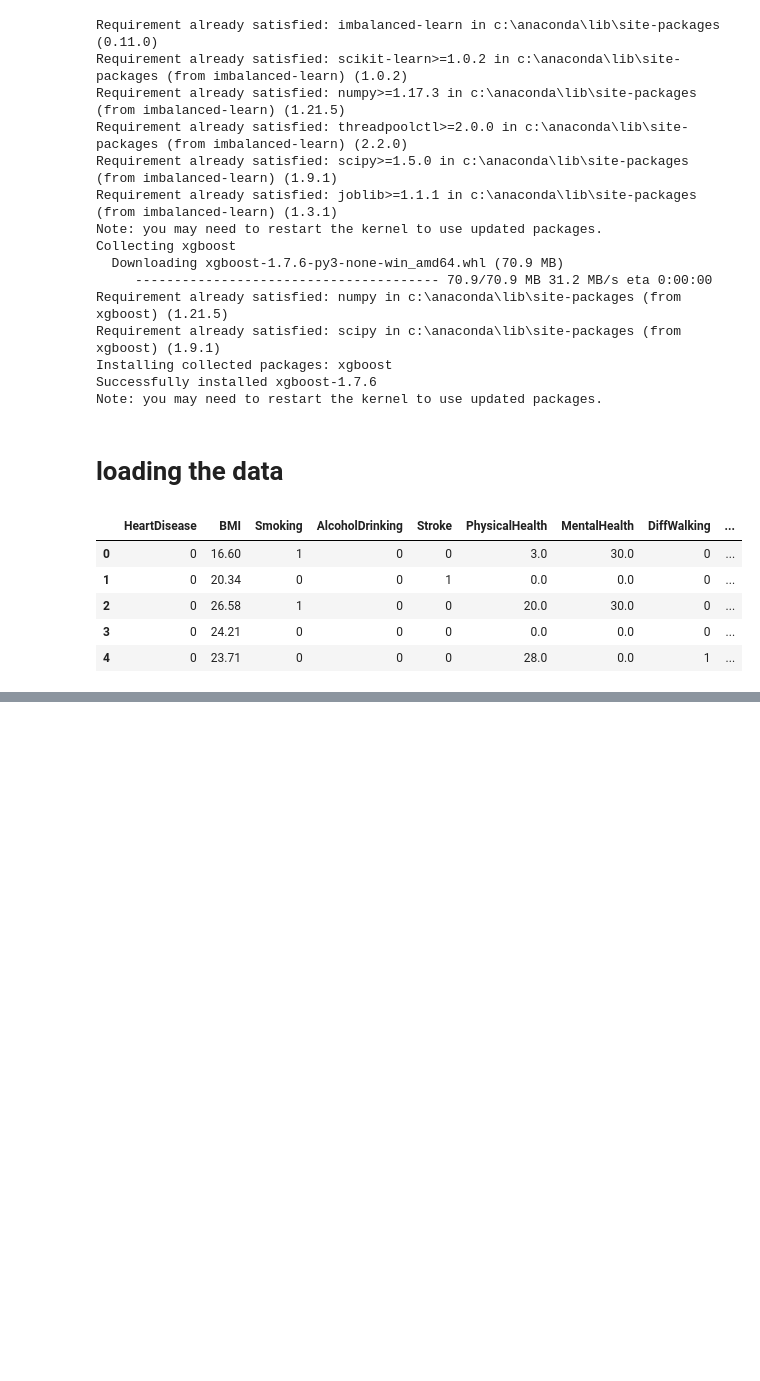
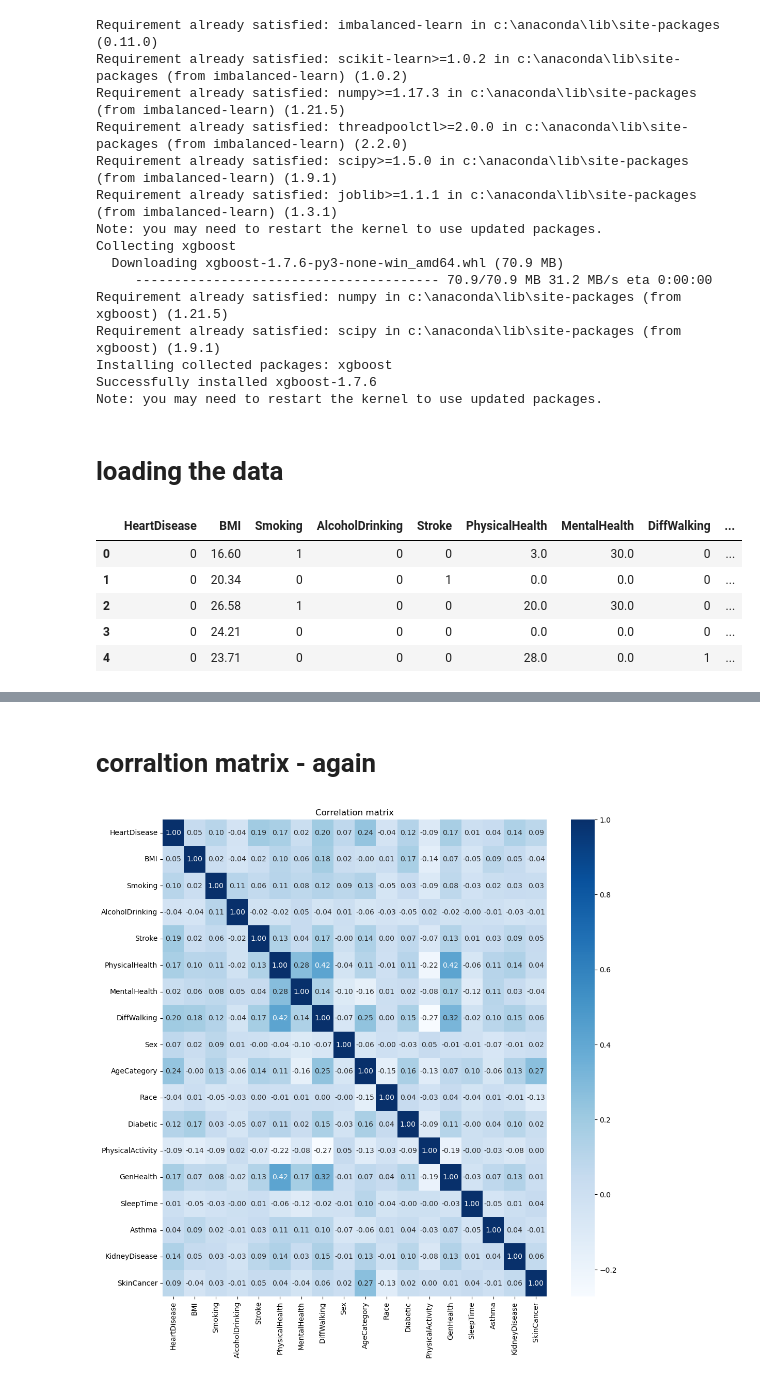
Before and after one commit to ShaniBron/Final-Project-Heart-diseases, a Jupyter notebook: Imbalanced data and modeling.ipynb, the cells around one changed output, grey strips where cells are left out. Cells and saved outputs as stored; diff of their text form; code cells hidden in the pictures; blank space fills up the shorter version.

```diff
--- a/Imbalanced data and modeling.ipynb
+++ b/Imbalanced data and modeling.ipynb
@@ -88,11 +88,14 @@ heart_for_dup.head()
 | 4 | 0 | 23.71 | 0 | 0 | 0 | 28.0 | 0.0 | 1 | ... |
 # %%
 #encoding the rest of the non-numerical features
-list_col = ['Age','Race','Diabetic','GenHealth']
+list_col = ['AgeCategory','Race','Diabetic','GenHealth']
 
-age_dict = {'18-24':18,'25-29':25,'30-34':30,'35-39':35,'40-44':40,'45-49':45,'50-54':50,'55-59':55,'60-64':60,'65-69':65,'70-74':70,'75-79':75,'80 or older':80}
-race_dict = {'White':0, 'Black':1, 'Hispanic':2, 'American Indian/Alaskan Native':3, 'Asian':4, 'Other':5}
-diabetic_dict = {'No':0, 'Yes':1, 'No, borderline diabetes':2, 'American Indian/Alaskan Native':3, 'Asian':4, 'Other':5}
-genHealth_dict = {'White':0, 'Black':1, 'Hispanic':2, 'American Indian/Alaskan Native':3, 'Asian':4, 'Other':5}
+age_dict = {'18-24':18,'25-29':25,'30-34':30,'35-39':35,'40-44':40,'45-49':45,'50-54':50,'55-59':55,'60-64':60,
+            '65-69':65,'70-74':70,'75-79':75,'80 or older':80}
+race_dict = {'White':0, 'Hispanic':1, 'Black':2, 'Other':3, 'Asian':4, 'American Indian/Alaskan Native':5}
+diabetic_dict = {'No':0, 'Yes':1, 'No, borderline diabetes':2, 'Yes (during pregnancy)':3}
+genHealth_dict = {'Very good':0, 'Good':1, 'Excellent':2, 'Fair':3, 'Poor':4}
 
 list_dict = [age_dict,race_dict,diabetic_dict,genHealth_dict]
+# %%
+heart_for_dup_copy=heart_for_dup.copy()
@@ -98,0 +106,5 @@ list_dict = [age_dict,race_dict,diabetic_dict,genHealth_dict]
+# %%
+heart_for_dup_copy['AgeCategory']=heart_for_dup_copy['AgeCategory'].map(age_dict)
+heart_for_dup_copy['Race']=heart_for_dup_copy['Race'].map(race_dict)
+heart_for_dup_copy['Diabetic']=heart_for_dup_copy['Diabetic'].map(diabetic_dict)
+heart_for_dup_copy['GenHealth']=heart_for_dup_copy['GenHealth'].map(genHealth_dict)
@@ -99,8 +120,12 @@ list_dict = [age_dict,race_dict,diabetic_dict,genHealth_dict]
+# %% [markdown]
+# corraltion matrix - again
 # %%
-#corraltion matrix
+#corraltion matrix - again
 
-plt.figure(figsize=(4,4))
-sns.heatmap(heart_for_dup.corr(),cbar=True,annot=True,cmap='Blues')
+plt.figure(figsize=(12,12))
+sns.heatmap(heart_for_dup_copy.corr(),cbar=True,annot=True,cmap='Blues',fmt=".2f")
 plt.title('Correlation matrix')
 plt.show()
+# %% [output]
+[figure, added]
 # %%
```
Also changed, not shown: parts of 10 cells of this notebook.
